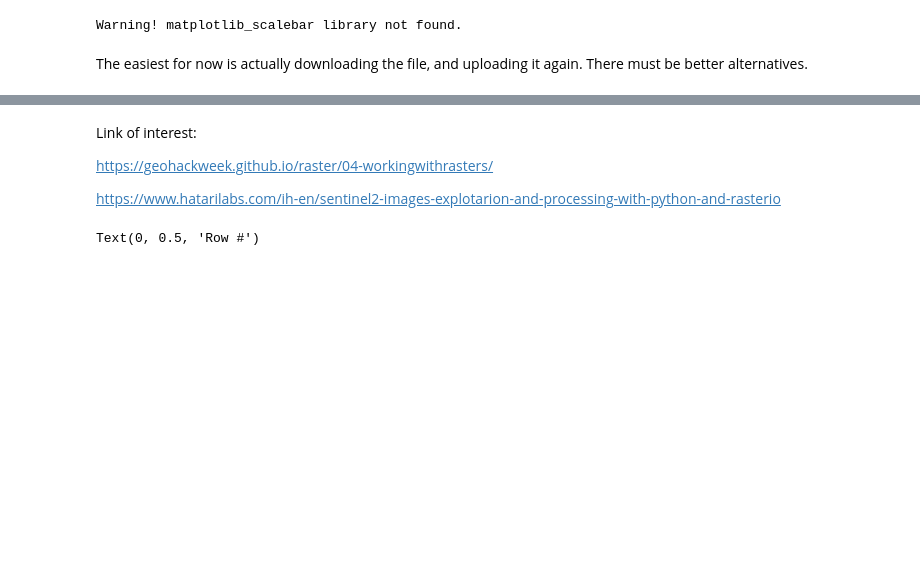
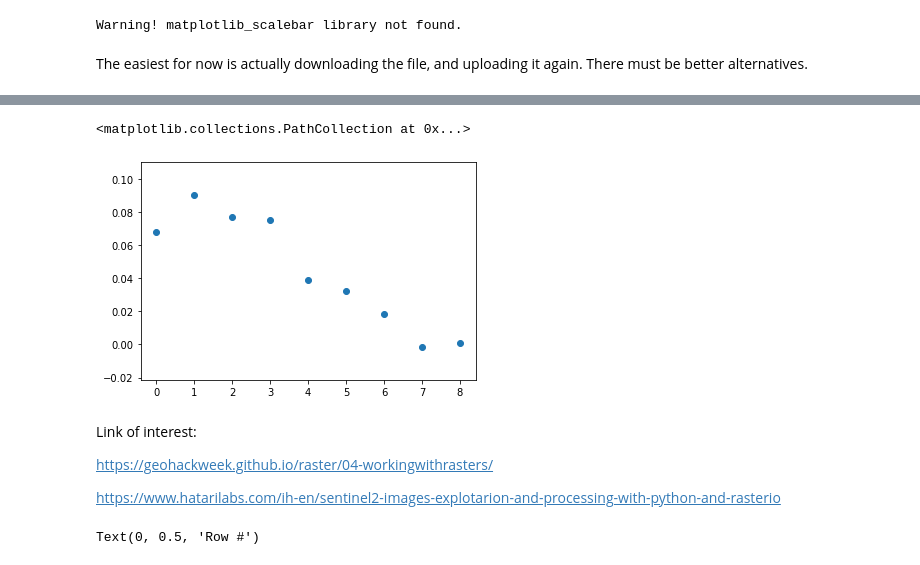
Before and after one commit to nunocesarsa/GoogleColab_public, a Jupyter notebook: RTM_ML_Predicting_a_raster_downloaded_from_GEE.ipynb, the cells around one changed output, grey strips where cells are left out. Cells and saved outputs as stored; diff of their text form; code cells hidden in the pictures; blank space fills up the shorter version.

```diff
--- a/RTM_ML_Predicting_a_raster_downloaded_from_GEE.ipynb
+++ b/RTM_ML_Predicting_a_raster_downloaded_from_GEE.ipynb
@@ -372,3 +404,8 @@ DescribeResult(nobs=295590, minmax=(array([0.0001, 0.0014, 0.0003, 0.0001, 0.
+# %%
+plt.scatter(range(9),bandByPixel[40*80,:])
+# %% [output]
+<matplotlib.collections.PathCollection at 0x...>
+[figure, added]
 # %% [markdown]
 Link of interest:
 
```
Also changed, not shown: parts of 37 cells of this notebook.
